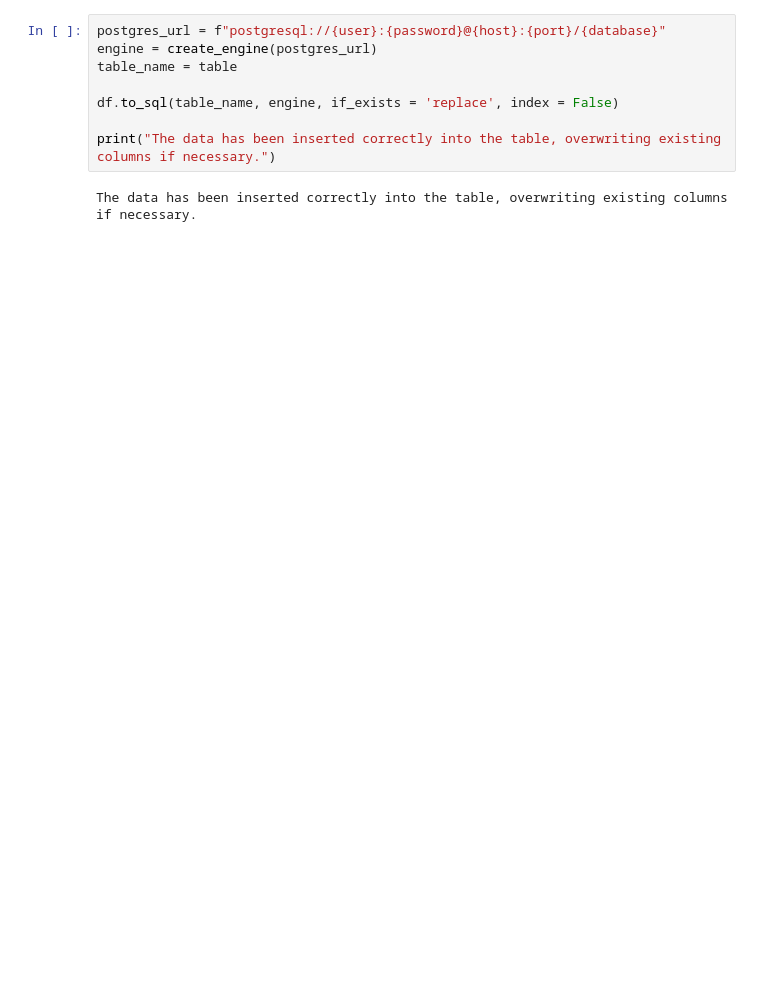
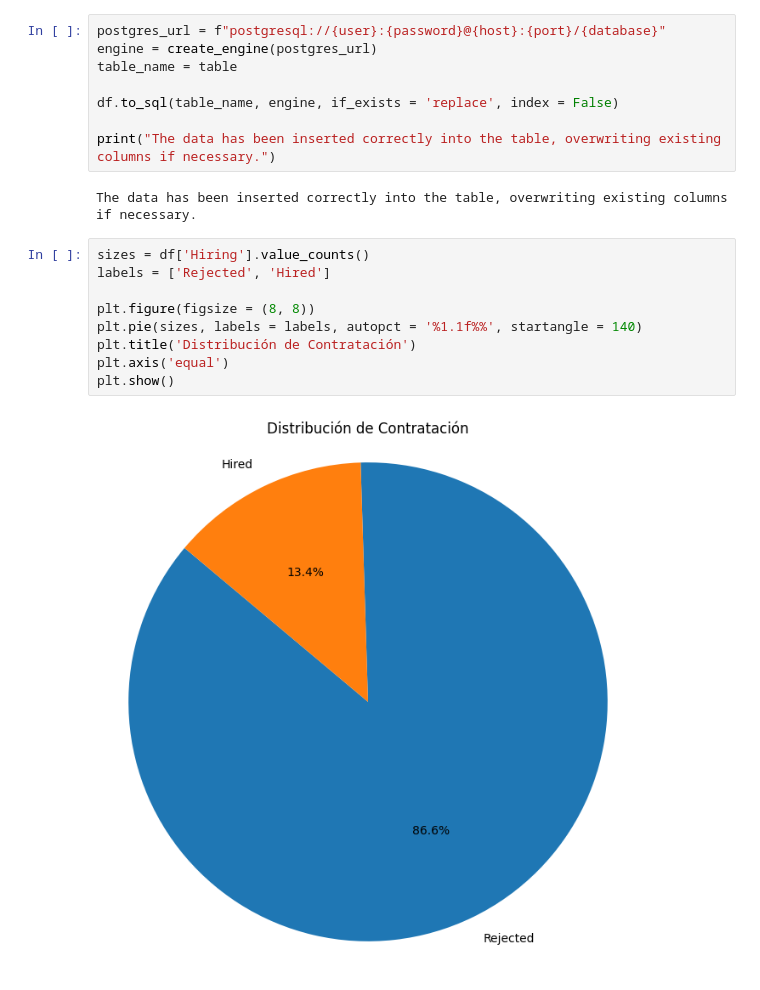
Before and after one commit to DaviMartinez0423/Workshop_ETL, a Jupyter notebook: notebooks/EDA.ipynb, the cells around one changed output. Drawn from its saved outputs; the diff is of its cells as text; blank space fills up the shorter version.

```diff
--- a/notebooks/EDA.ipynb
+++ b/notebooks/EDA.ipynb
@@ -123,3 +123,14 @@ df.to_sql(table_name, engine, if_exists = 'replace', index = False)
 print("The data has been inserted correctly into the table, overwriting existing columns if necessary.")
 # %% [output]
 The data has been inserted correctly into the table, overwriting existing columns if necessary.
+# %%
+sizes = df['Hiring'].value_counts()
+labels = ['Rejected', 'Hired']
+
+plt.figure(figsize = (8, 8))
+plt.pie(sizes, labels = labels, autopct = '%1.1f%%', startangle = 140)
+plt.title('Distribución de Contratación')
+plt.axis('equal')
+plt.show()
+# %% [output]
+[figure, added]
```
Also changed, not shown: parts of 7 cells of this notebook, 2 other files.
